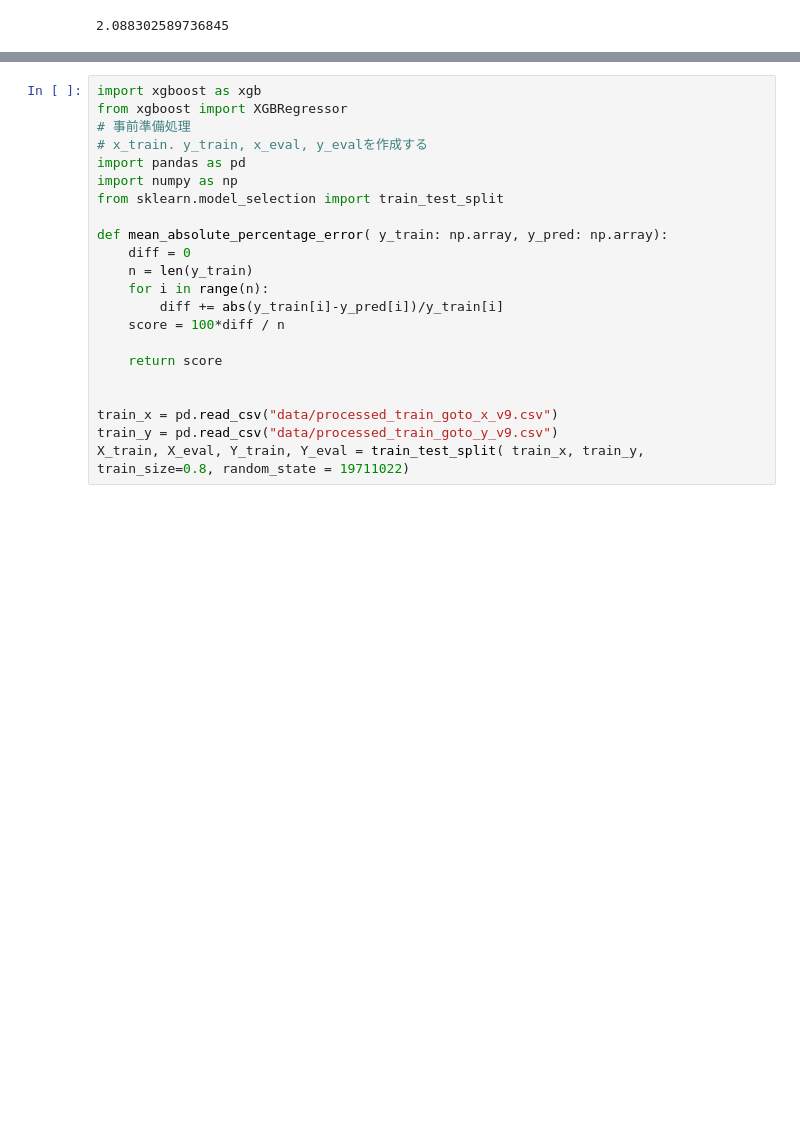
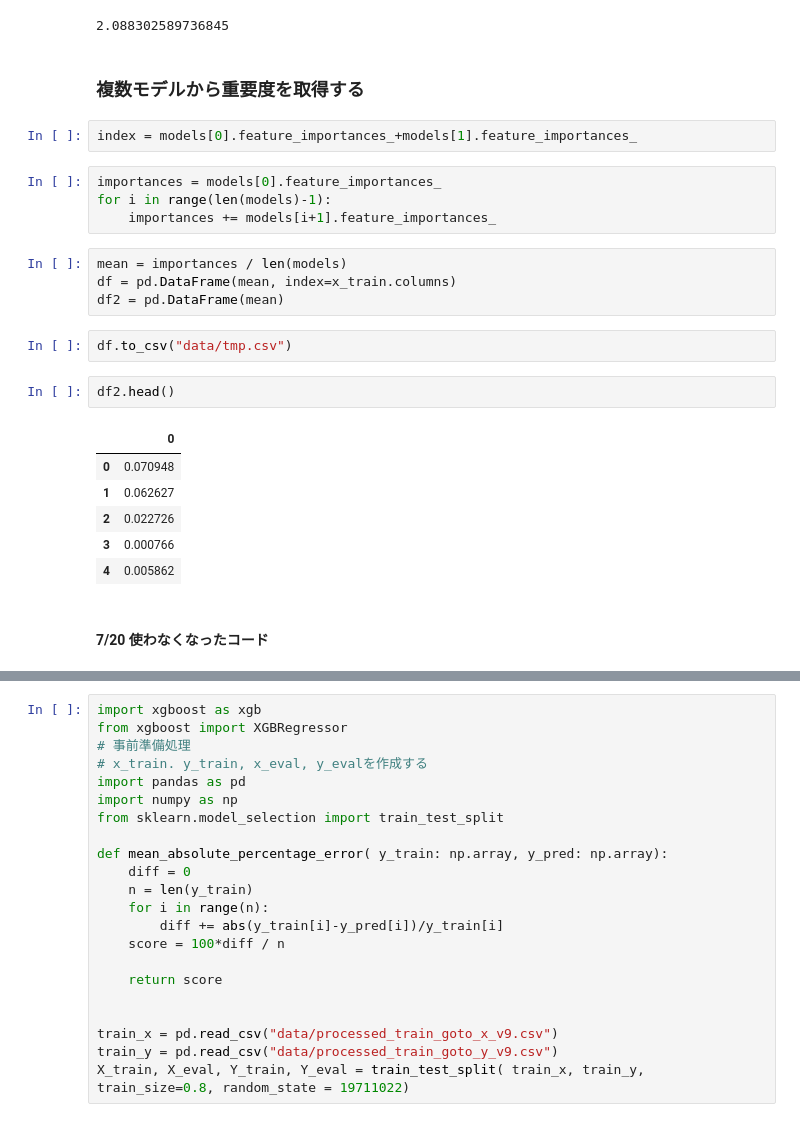
Before and after one commit to Satoshi-Kamakura/SIGNATE, a Jupyter notebook: competition1/Outlier-Survey-V9.ipynb, the cells around one changed output, grey strips where cells are left out. Cells and saved outputs as stored; diff of their text form; blank space fills up the shorter version.

```diff
--- a/competition1/Outlier-Survey-V9.ipynb
+++ b/competition1/Outlier-Survey-V9.ipynb
@@ -189,3 +188,28 @@ Y_eval_pred2['error']=abs(Y_eval_pred2['keiyaku_pr']-Y_eval_pred2['mean'])/Y_eva
 Y_eval_pred2['error'].mean()
 # %% [output]
 2.088302589736845
+# %% [markdown]
+### 複数モデルから重要度を取得する
+# %%
+index = models[0].feature_importances_+models[1].feature_importances_
+# %%
+importances = models[0].feature_importances_
+for i in range(len(models)-1):
+    importances += models[i+1].feature_importances_
+# %%
+mean = importances / len(models)
+df = pd.DataFrame(mean, index=x_train.columns)
+df2 = pd.DataFrame(mean)
+# %%
+df.to_csv("data/tmp.csv")
+# %%
+df2.head()
+# %% [output]
+|  | 0 |
+| 0 | 0.070948 |
+| 1 | 0.062627 |
+| 2 | 0.022726 |
+| 3 | 0.000766 |
+| 4 | 0.005862 |
+# %% [markdown]
+#### 7/20 使わなくなったコード
```
Also changed, not shown: parts of 11 cells of this notebook, 2 other files.
